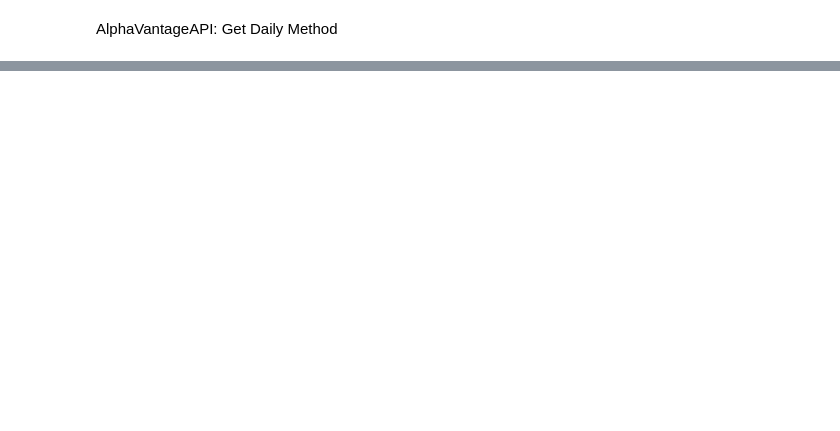
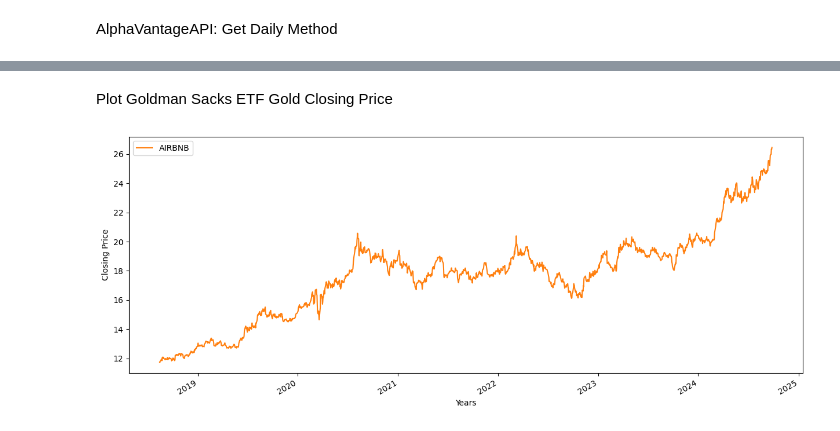
Before and after one commit to joseph-4640/Stock-Data, a Jupyter notebook: Testing.ipynb, the cells around one changed output, grey strips where cells are left out. Cells and saved outputs as stored; diff of their text form; code cells hidden in the pictures; blank space fills up the shorter version.

```diff
--- a/Testing.ipynb
+++ b/Testing.ipynb
@@ -43,0 +42,4 @@ Exception: Invalid API call. Check the ticker symbol: AMJB
+# %%
+
+connection = sqlite3.connect("/home/denis/Stock-Data/sqlite.db", check_same_thread=False)
+print("connection type:", type(connection))
@@ -43,0 +50,12 @@ Exception: Invalid API call. Check the ticker symbol: AMJB
+# %%
+# Import class definition
+from data import SQLRepository
+
+# Create an instance of class
+repo = SQLRepository(connection=connection)
+
+# Does 'repo' have a connection attribute
+assert hasattr(repo, "connection")
+
+# Is the attribute connection a sqlite connection
+assert isinstance(repo.connection, sqlite3.Connection)
@@ -43,0 +165,4 @@ Exception: Invalid API call. Check the ticker symbol: AMJB
+# %%
+ticker = "AAAU"
+df_goldman = repo.read_table(table_name=ticker, limit=2500)
+df_goldman.head()
@@ -43,0 +177,16 @@ Exception: Invalid API call. Check the ticker symbol: AMJB
+# %% [markdown]
+Plot Goldman Sacks ETF Gold Closing Price
+# %%
+fig, ax = plt.subplots(figsize = (15, 6))
+
+# Plot airbnb closing price
+df_goldman[" close"].plot(ax=ax, label="AIRBNB", color = "C1")
+
+# Label axes
+plt.xlabel("Years")
+plt.ylabel("Closing Price")
+
+# Add legend
+plt.legend();
+# %% [output]
+[figure, added]
```
Also changed, not shown: parts of 30 cells of this notebook, 5 other files.
